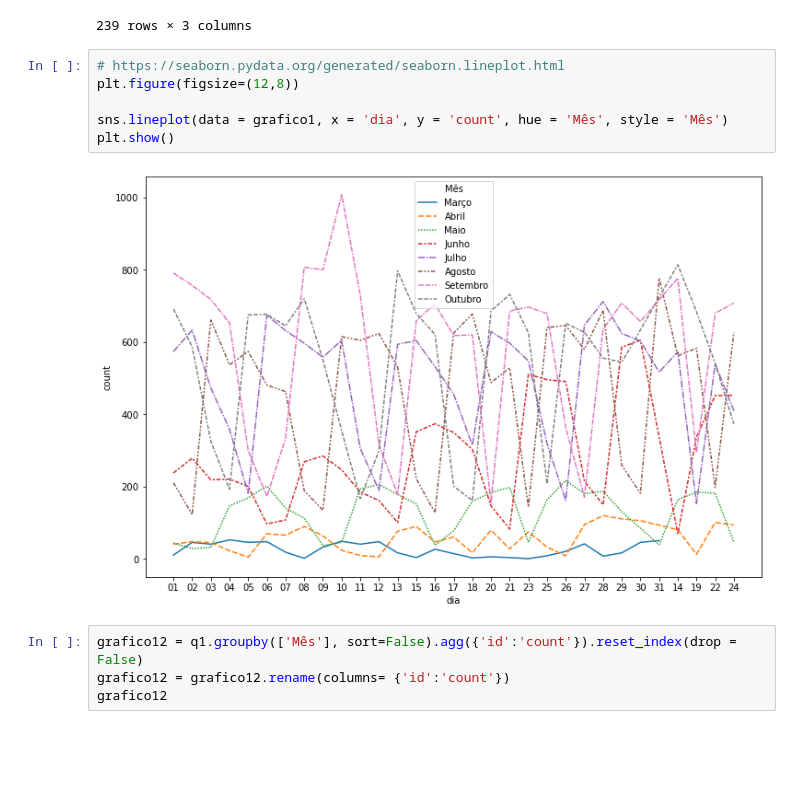
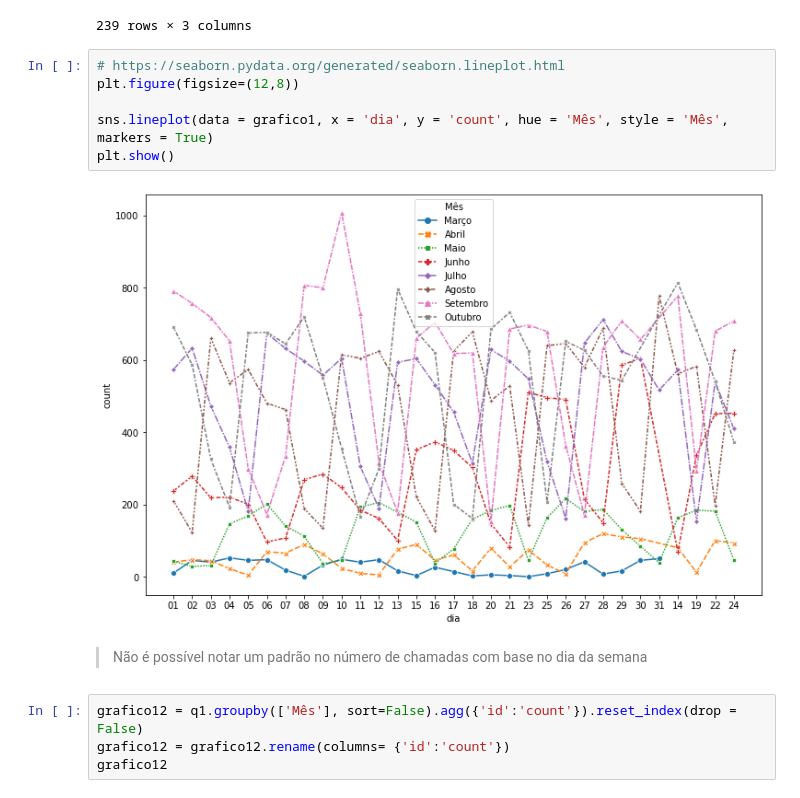
Before and after one commit to rafajovelho/Case3, a Jupyter notebook: Caso_TON.ipynb, the cells around one changed output. Drawn from its saved outputs; the diff is of its cells as text; blank space fills up the shorter version.

```diff
--- a/Caso_TON.ipynb
+++ b/Caso_TON.ipynb
@@ -504,11 +504,13 @@ grafico1
 # %%
 # https://seaborn.pydata.org/generated/seaborn.lineplot.html
 plt.figure(figsize=(12,8))
 
-sns.lineplot(data = grafico1, x = 'dia', y = 'count', hue = 'Mês', style = 'Mês')
+sns.lineplot(data = grafico1, x = 'dia', y = 'count', hue = 'Mês', style = 'Mês', markers = True)
 plt.show()
 # %% [output]
-[figure, old version]
+[figure, new version]
+# %% [markdown]
+> Não é possível notar um padrão no número de chamadas com base no dia da semana
 # %%
 grafico12 = q1.groupby(['Mês'], sort=False).agg({'id':'count'}).reset_index(drop = False)
 grafico12 = grafico12.rename(columns= {'id':'count'})
```
Also changed, not shown: parts of 10 cells of this notebook.
